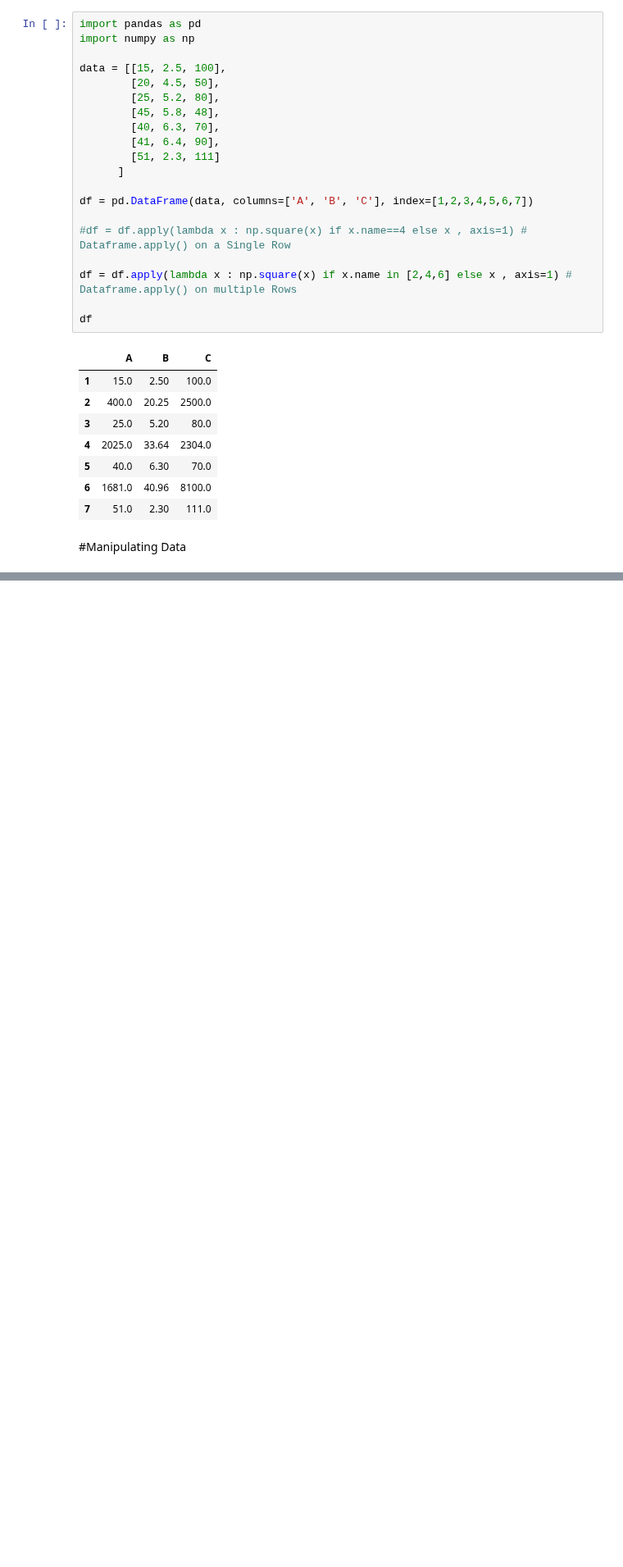
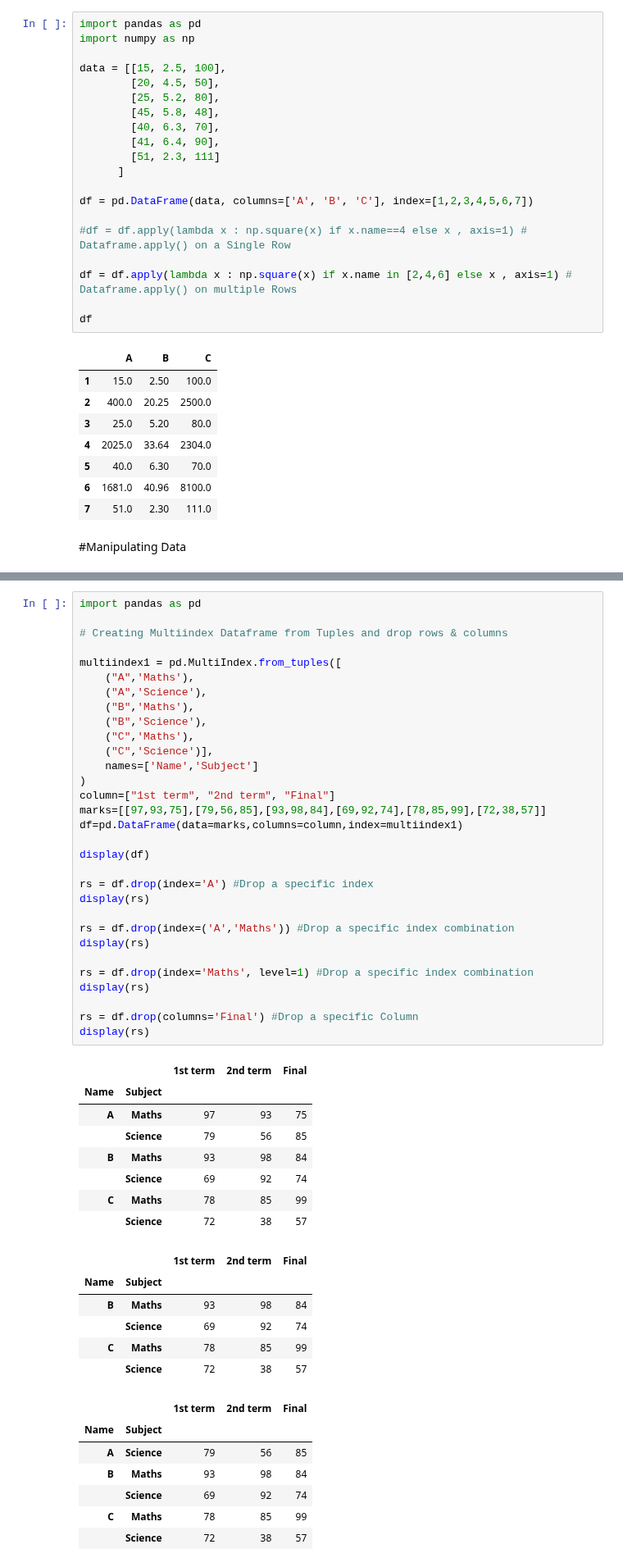
Before and after one commit to kjeyaram-orcl/DataScience, a Jupyter notebook: Pandas.ipynb, the cells around one changed output, grey strips where cells are left out. Shown at 82% size. Drawn from its saved outputs; the diff is of its cells as text; blank space fills up the shorter version.

```diff
--- a/Pandas.ipynb
+++ b/Pandas.ipynb
@@ -1062,0 +1126,53 @@ df
+# %%
+import pandas as pd
+
+# Creating Multiindex Dataframe from Tuples and drop rows & columns
+
+multiindex1 = pd.MultiIndex.from_tuples([
+    ("A",'Maths'),
+    ("A",'Science'),
+    ("B",'Maths'),
+    ("B",'Science'),
+    ("C",'Maths'),
+    ("C",'Science')],
+    names=['Name','Subject']
+)
+column=["1st term", "2nd term", "Final"]
+marks=[[97,93,75],[79,56,85],[93,98,84],[69,92,74],[78,85,99],[72,38,57]]
+df=pd.DataFrame(data=marks,columns=column,index=multiindex1)
+
+display(df)
+
+rs = df.drop(index='A') #Drop a specific index
+display(rs)
+
+rs = df.drop(index=('A','Maths')) #Drop a specific index combination
+display(rs)
+
+rs = df.drop(index='Maths', level=1) #Drop a specific index combination
+display(rs)
+
+rs = df.drop(columns='Final') #Drop a specific Column
+display(rs)
+# %% [output]
+|  |  | 1st term | 2nd term | Final |
+| Name | Subject |  |  |  |
+| A | Maths | 97 | 93 | 75 |
+|  | Science | 79 | 56 | 85 |
+| B | Maths | 93 | 98 | 84 |
+|  | Science | 69 | 92 | 74 |
+| C | Maths | 78 | 85 | 99 |
+|  | Science | 72 | 38 | 57 |
+|  |  | 1st term | 2nd term | Final |
+| Name | Subject |  |  |  |
+| B | Maths | 93 | 98 | 84 |
+|  | Science | 69 | 92 | 74 |
+| C | Maths | 78 | 85 | 99 |
+|  | Science | 72 | 38 | 57 |
+|  |  | 1st term | 2nd term | Final |
+| Name | Subject |  |  |  |
+| A | Science | 79 | 56 | 85 |
+| B | Maths | 93 | 98 | 84 |
+|  | Science | 69 | 92 | 74 |
+| C | Maths | 78 | 85 | 99 |
+|  | Science | 72 | 38 | 57 |
```
Also changed, not shown: parts of 3 cells of this notebook.
